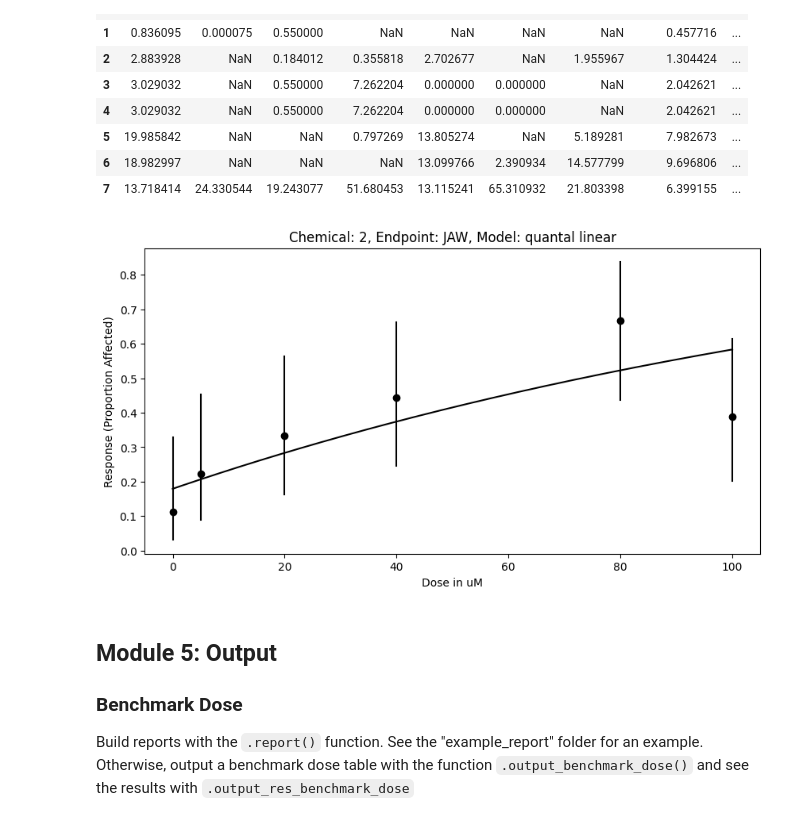
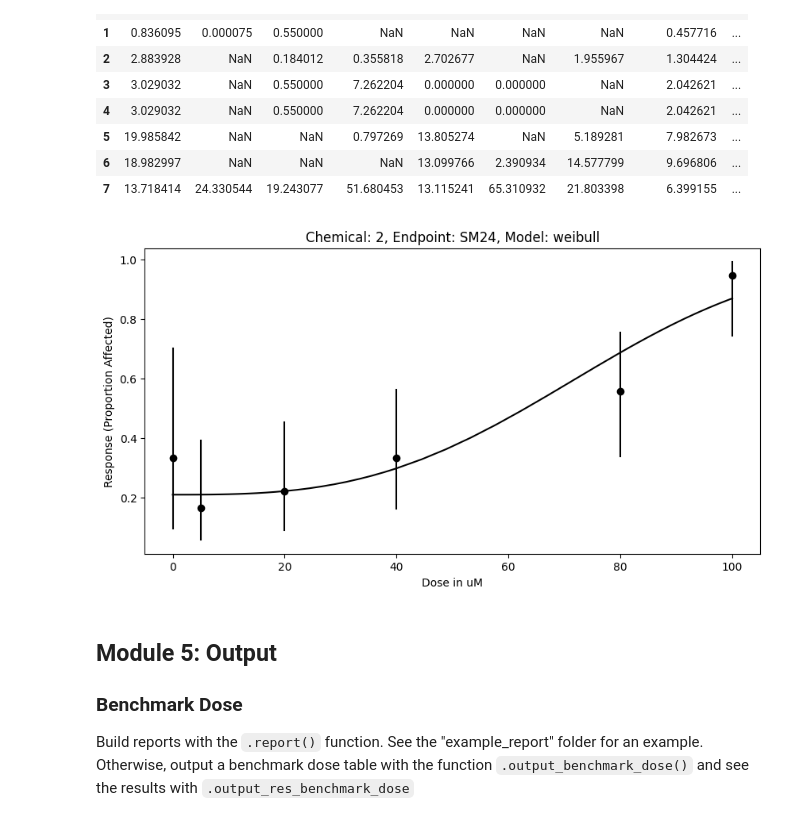
Before and after one commit to PNNL-CompBio/bmdrc, a Jupyter notebook: vignettes/Binary Class Example.ipynb, the cells around one changed output. Saved outputs shown, nothing was run; the diff lists cells and outputs as text; code cells hidden in the pictures.

```diff
--- a/vignettes/Binary Class Example.ipynb
+++ b/vignettes/Binary Class Example.ipynb
@@ -408,10 +408,10 @@ Long.bmdls_df # The best fit is log probit, and the second best fit is quantal l
 | 6 | 18.982997 | NaN | NaN | NaN | 13.099766 | 2.390934 | 14.577799 | 9.696806 | ... |
 | 7 | 13.718414 | 24.330544 | 19.243077 | 51.680453 | 13.115241 | 65.310932 | 21.803398 | 6.399155 | ... |
 # %%
-Long.response_curve(chemical_name = "2", endpoint_name = "JAW", model = "quantal linear")
-Long._2_JAW_quantal_linear_curve_plot
+Long.response_curve(chemical_name = "2", endpoint_name = "SM24", model = "weibull")
+Long._2_SM24_weibull_curve_plot
 # %% [output]
-[figure, old version]
+[figure, new version]
 # %% [markdown]
 ## Module 5: Output
 
```
Also changed, not shown: parts of 3 cells of this notebook, 20 other files.
